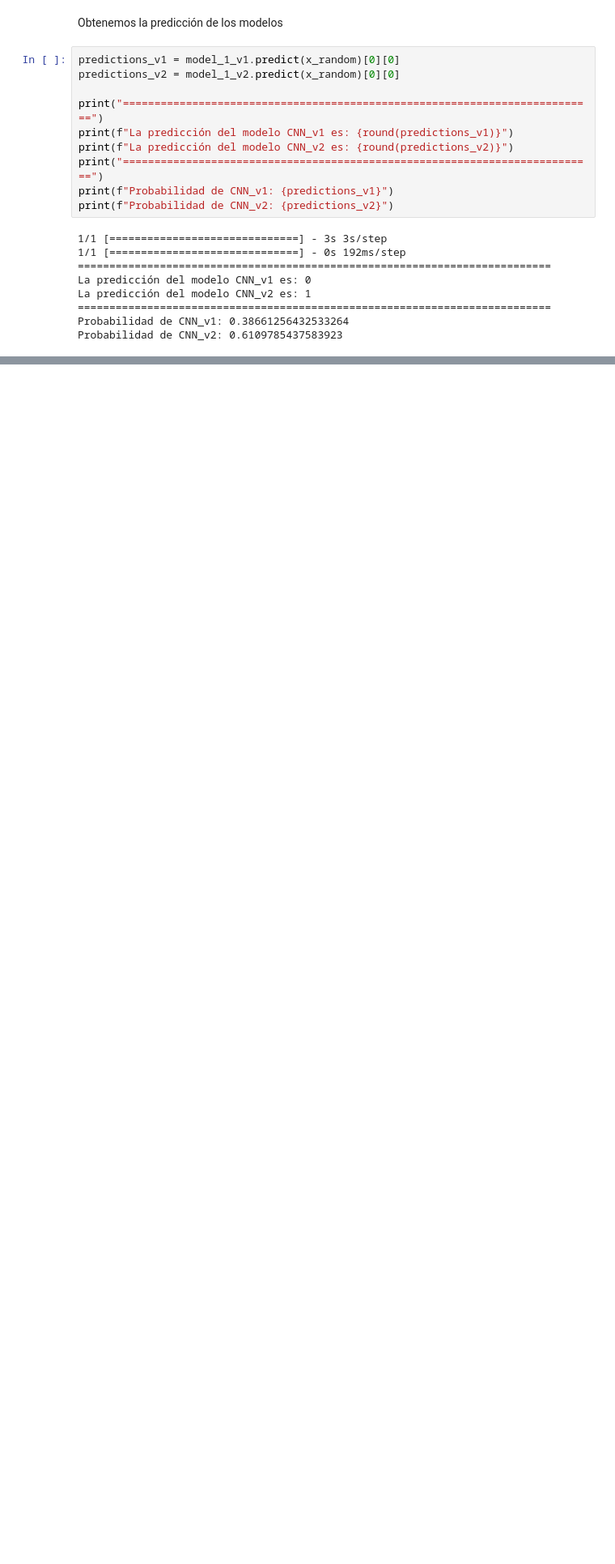
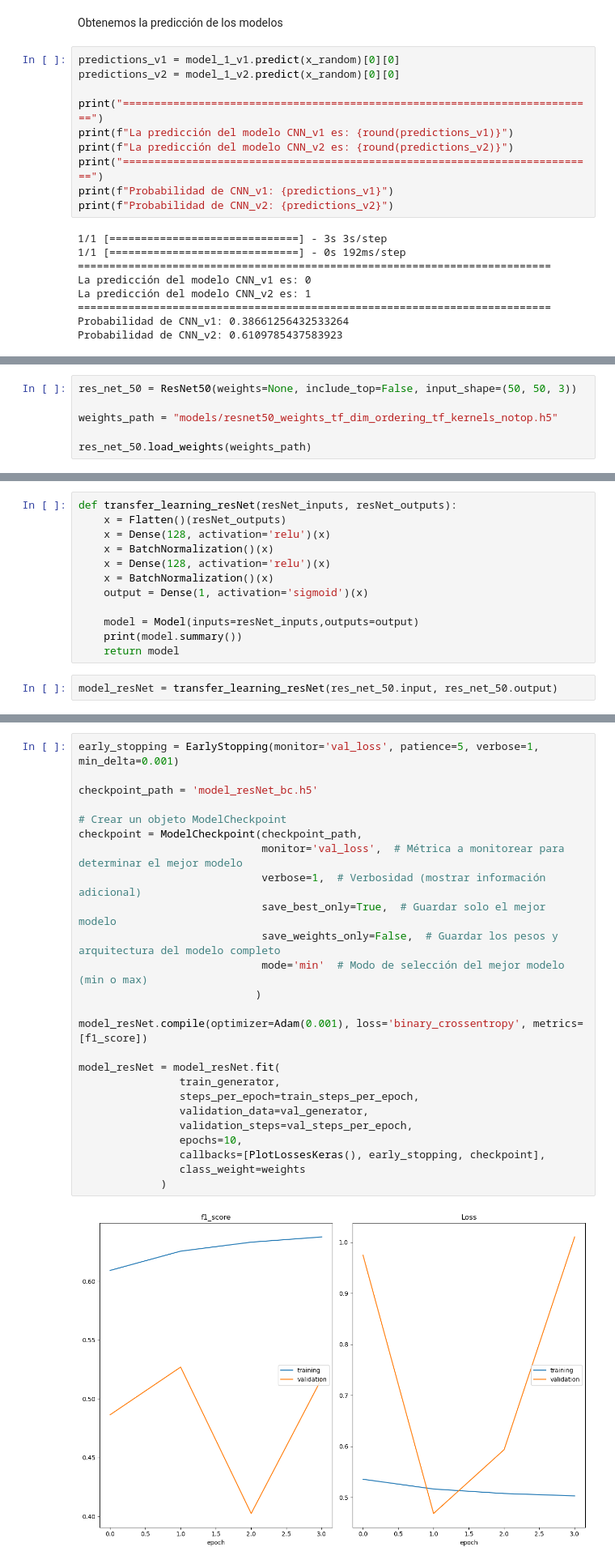
Before and after one commit to alejandropiuryp/breast-cancer-tfm, a Jupyter notebook: breast_cancer_CNN.ipynb, the cells around one changed output, grey strips where cells are left out. Shown at 81% size. Cells and saved outputs as stored; diff of their text form; blank space fills up the shorter version.

Commit message:
Implementa Resnet

```diff
--- a/breast_cancer_CNN.ipynb
+++ b/breast_cancer_CNN.ipynb
@@ -370,0 +406,6 @@ Probabilidad de CNN_v2: 0.6109785437583923
+# %%
+res_net_50 = ResNet50(weights=None, include_top=False, input_shape=(50, 50, 3))
+
+weights_path = "models/resnet50_weights_tf_dim_ordering_tf_kernels_notop.h5"
+
+res_net_50.load_weights(weights_path)
@@ -370,0 +417,14 @@ Probabilidad de CNN_v2: 0.6109785437583923
+# %%
+def transfer_learning_resNet(resNet_inputs, resNet_outputs):
+    x = Flatten()(resNet_outputs)
+    x = Dense(128, activation='relu')(x)
+    x = BatchNormalization()(x)
+    x = Dense(128, activation='relu')(x)
+    x = BatchNormalization()(x)
+    output = Dense(1, activation='sigmoid')(x)
+
+    model = Model(inputs=resNet_inputs,outputs=output)
+    print(model.summary())
+    return model
+# %%
+model_resNet = transfer_learning_resNet(res_net_50.input, res_net_50.output)
@@ -370,0 +449,27 @@ Probabilidad de CNN_v2: 0.6109785437583923
+# %%
+early_stopping = EarlyStopping(monitor='val_loss', patience=5, verbose=1, min_delta=0.001)
+
+checkpoint_path = 'model_resNet_bc.h5'
+
+# Crear un objeto ModelCheckpoint
+checkpoint = ModelCheckpoint(checkpoint_path,
+                             monitor='val_loss',  # Métrica a monitorear para determinar el mejor modelo
+                             verbose=1,  # Verbosidad (mostrar información adicional)
+                             save_best_only=True,  # Guardar solo el mejor modelo
+                             save_weights_only=False,  # Guardar los pesos y arquitectura del modelo completo
+                             mode='min'  # Modo de selección del mejor modelo (min o max)
+                            )
+
+model_resNet.compile(optimizer=Adam(0.001), loss='binary_crossentropy', metrics=[f1_score])
+
+model_resNet = model_resNet.fit(
+                train_generator,
+                steps_per_epoch=train_steps_per_epoch,
+                validation_data=val_generator,
+                validation_steps=val_steps_per_epoch,
+                epochs=10,
+                callbacks=[PlotLossesKeras(), early_stopping, checkpoint],
+                class_weight=weights
+             )
+# %% [output]
+[figure, added]
```
Also changed, not shown: parts of 34 cells of this notebook, 4 other files.
